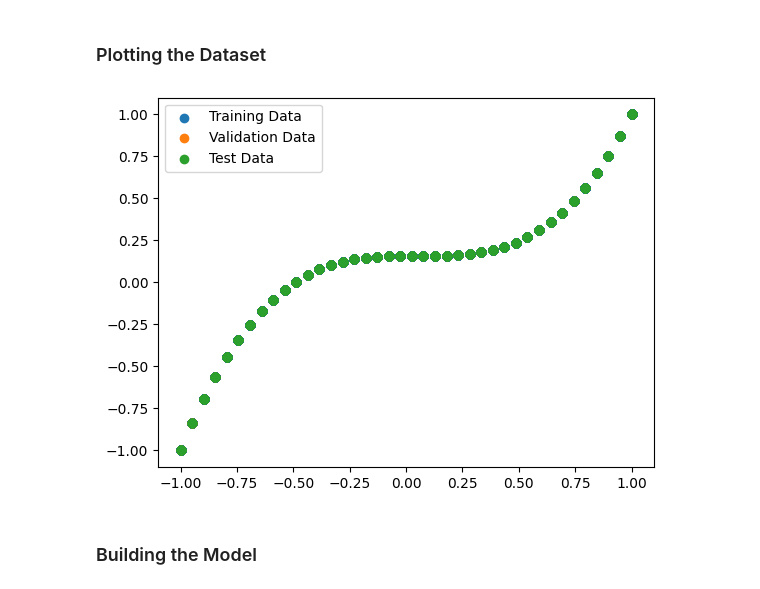
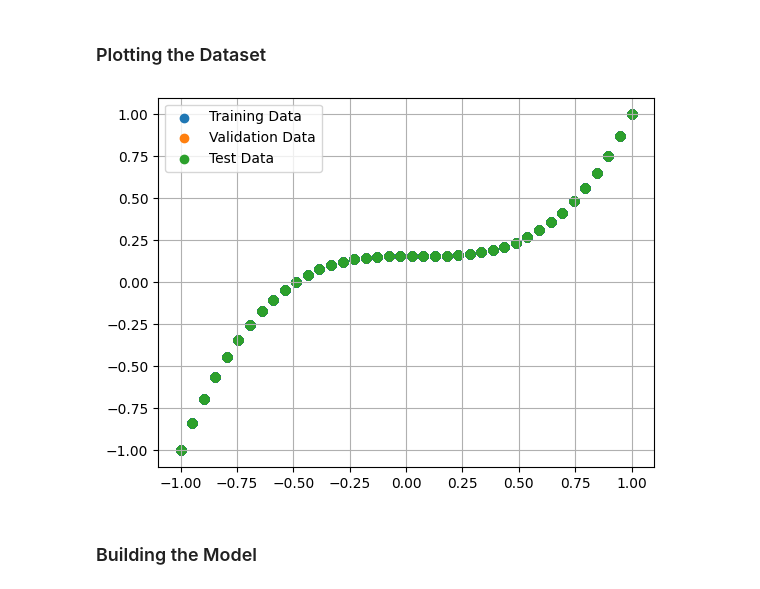
Before and after one commit to ahnafshahrear/Artificial-Intelligence-Lab, a Jupyter notebook: Assignment 3/simple-deep-neural-network.ipynb, the cells around one changed output. Cells and saved outputs as stored; diff of their text form; code cells hidden in the pictures.

```diff
--- a/Assignment 3/simple-deep-neural-network.ipynb
+++ b/Assignment 3/simple-deep-neural-network.ipynb
@@ -27,20 +27,21 @@ y_data = (2 * (y - np.min(y)) / (np.max(y) - np.min(y))) - 1
 # %% [markdown]
 ### Spliting the Dataset into Training & Testing
 # %%
-data_len = len(x_data)
-x_train, y_train = x_data[:int(data_len*0.9)] , y_data[:int(data_len*0.9)]
-x_validation, y_validation = x_data[int(data_len*0.9):int(data_len*0.95)] , y_data[int(data_len*0.9):int(data_len*0.95)]
-x_test , y_test = x_data[int(data_len*0.95):], y_data[int(data_len*0.95):]
+size = len(x_data)
+x_train, y_train = x_data[: int(size * 0.9)] , y_data[: int(size * 0.9)]
+x_validation, y_validation = x_data[int(size * 0.9) : int(size * 0.95)] , y_data[int(size * 0.9) : int(size * 0.95)]
+x_test , y_test = x_data[int(size * 0.95) :] , y_data[int(size * 0.95) :]
 # %% [markdown]
 ### Plotting the Dataset
 # %%
 plt.scatter(x_train, y_train, label = "Training Data")
 plt.scatter(x_validation, y_validation, label = "Validation Data")
 plt.scatter(x_test, y_test, label = "Test Data")
 plt.legend()
+plt.grid()
 plt.show()
 # %% [output]
-[figure, old version]
+[figure, new version]
 # %% [markdown]
 ### Building the Model
 # %%
```
Also changed, not shown: parts of 10 cells of this notebook.
